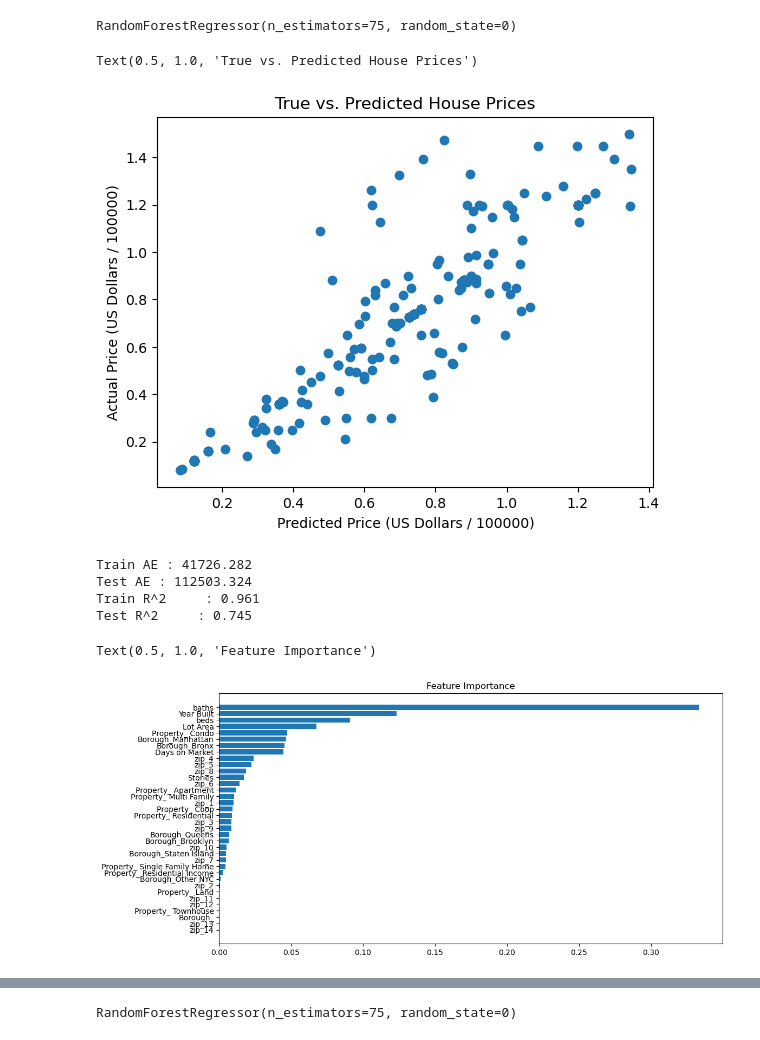
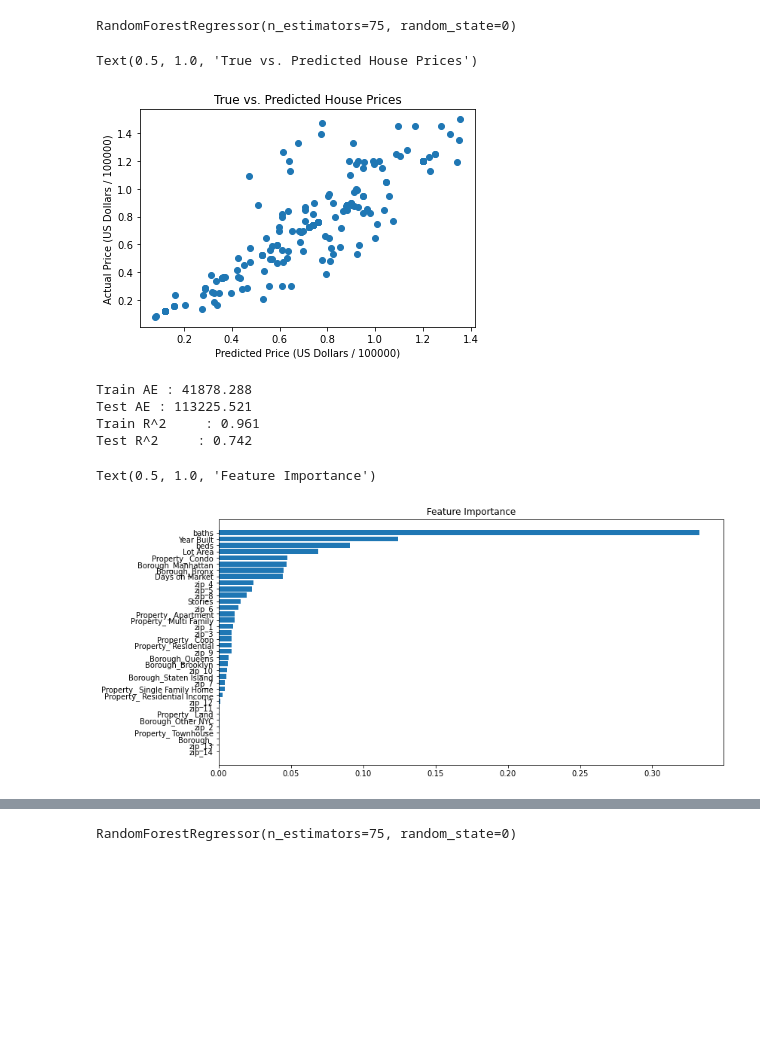
Before and after one commit to ethanstanley/Real-Estate-Predictor, a Jupyter notebook: house_value_model.ipynb, the cells around one changed output, grey strips where cells are left out. Cells and saved outputs as stored; diff of their text form; code cells hidden in the pictures; blank space fills up the shorter version.

```diff
--- a/house_value_model.ipynb
+++ b/house_value_model.ipynb
@@ -52,7 +50,7 @@ one_hot_encode_property = pd.get_dummies(data["Property Type"], prefix='Property
 data = pd.concat([data, one_hot_encode_property ], axis=1).drop('Property Type', axis=1)
 # %%
 #filling na cols with mean or median col values
-data['Stories'] = data['Stories'].fillna(data['Stories'].mean())
+data['Stories'] = data['Stories'].fillna(data['Stories'].median())
 data['Lot Area'] = data['Lot Area'].fillna(data['Lot Area'].mean())
 data['beds'] = data['beds'].fillna(data['beds'].mean())
 data['baths'] = data['baths'].fillna(data['baths'].mean())
@@ -226,13 +226,13 @@ RandomForestRegressor(n_estimators=75, random_state=0)
 y_pred_train = regressor.predict(X_train)
 y_pred_test = regressor.predict(X_test)
 # %%
-plt.scatter(y_pred_test/1000000,y_test/1000000)
+fig = plt.scatter(y_pred_test/1000000,y_test/1000000)
 plt.xlabel("Predicted Price (US Dollars / 100000)")
 plt.ylabel("Actual Price (US Dollars / 100000)")
 plt.title("True vs. Predicted House Prices")
 # %% [output]
 Text(0.5, 1.0, 'True vs. Predicted House Prices')
-[figure, old version]
+[figure, new version]
 # %%
 from sklearn.metrics import mean_absolute_error
 from sklearn.metrics import r2_score
@@ -243,17 +243,18 @@ print('Test AE : %.3f'%mean_absolute_error(y_test, y_pred_test))
 print('Train R^2     : %.3f'%r2_score(y_train, y_pred_train))
 print('Test R^2     : %.3f'%r2_score(y_test, y_pred_test))
 # %% [output]
-Train AE : 41726.282
-Test AE : 112503.324
+Train AE : 41878.288
+Test AE : 113225.521
 Train R^2     : 0.961
-Test R^2     : 0.745
+Test R^2     : 0.742
 # %%
 feature_importance = regressor.feature_importances_
 sorted_idx = np.argsort(feature_importance)
 fig = plt.figure(figsize=(12, 6))
+fig.patch.set_facecolor('white')
 plt.barh(range(len(sorted_idx)), feature_importance[sorted_idx], align='center')
 plt.yticks(range(len(sorted_idx)), np.array(X_test.columns)[sorted_idx])
 plt.title('Feature Importance')
 # %% [output]
 Text(0.5, 1.0, 'Feature Importance')
-[figure, old version]
+[figure, new version]
```
Also changed, not shown: parts of 16 cells of this notebook.
